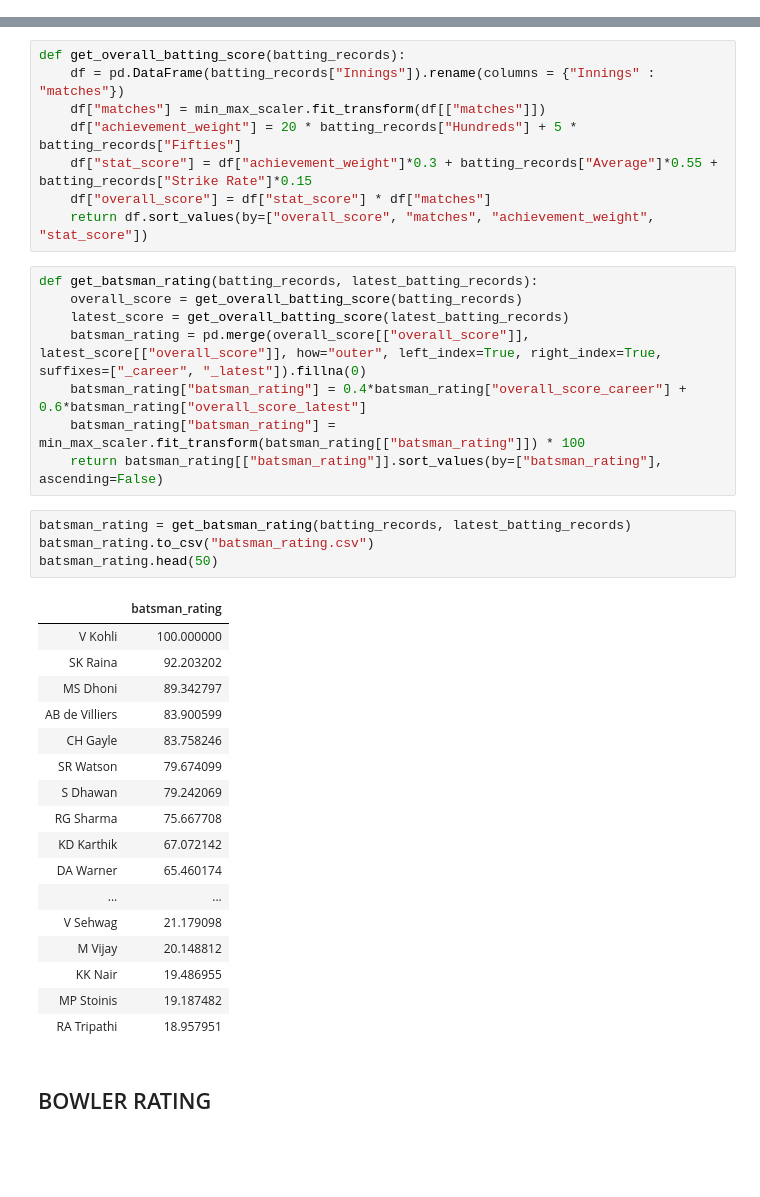
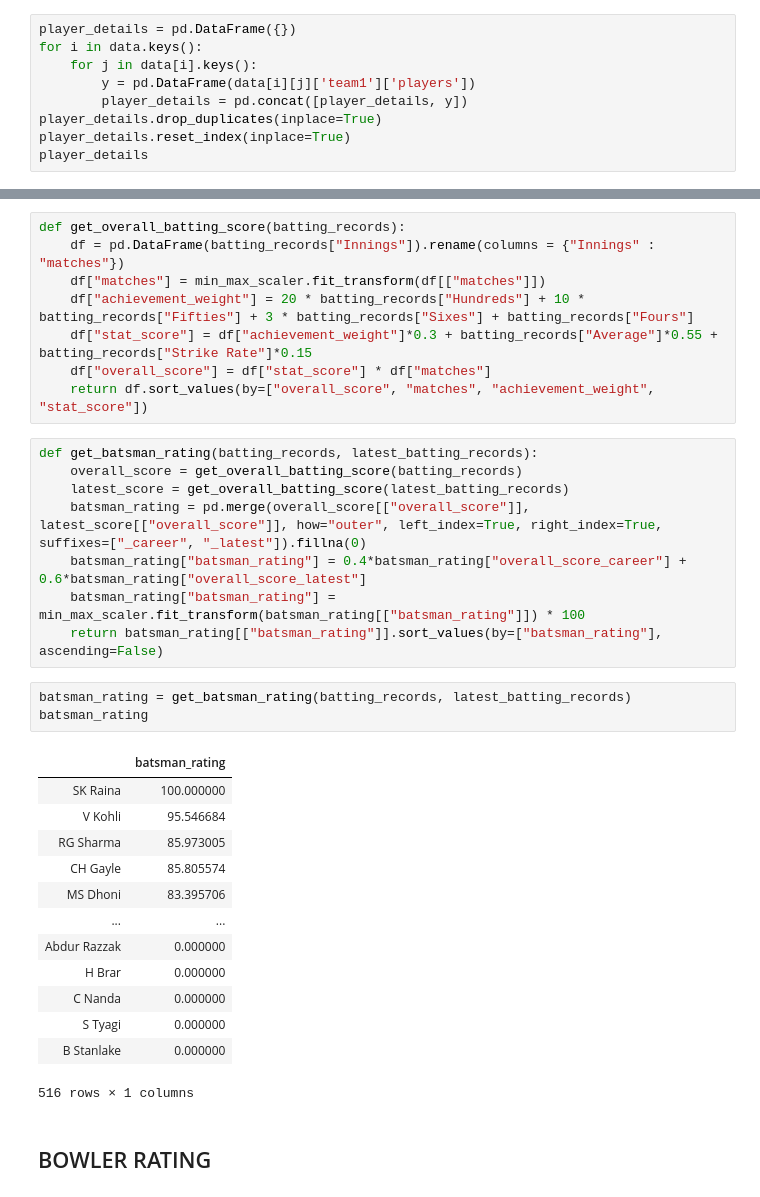
Before and after one commit to Lavitra15/ClassicXI, a Jupyter notebook: Code/DA_Project.ipynb, the cells around one changed output, grey strips where cells are left out. Cells and saved outputs as stored; diff of their text form; blank space fills up the shorter version.

```diff
--- a/Code/DA_Project.ipynb
+++ b/Code/DA_Project.ipynb
@@ -201,3 +198,12 @@ new_data
 | 822 | Match tied (Delhi Capitals | 2020-09-20 | Dubai International Cricket Stadium | Delhi Capitals | 7 | 4 | Kings XI Punjab | 6 | ... |
 | 823 | Chennai Super Kings | 2020-09-19 | Sheikh Zayed Stadium | Mumbai Indians | 7 | 4 | Chennai Super Kings | 9 | ... |
 824 rows × 9 columns
+# %%
+player_details = pd.DataFrame({})
+for i in data.keys():
+    for j in data[i].keys():
+        y = pd.DataFrame(data[i][j]['team1']['players'])
+        player_details = pd.concat([player_details, y])
+player_details.drop_duplicates(inplace=True)
+player_details.reset_index(inplace=True)
+player_details
@@ -799,7 +736,7 @@ latest_batting_records = get_batting_records(latest_data)
 def get_overall_batting_score(batting_records):
     df = pd.DataFrame(batting_records["Innings"]).rename(columns = {"Innings" : "matches"})
     df["matches"] = min_max_scaler.fit_transform(df[["matches"]])
-    df["achievement_weight"] = 20 * batting_records["Hundreds"] + 5 * batting_records["Fifties"]
+    df["achievement_weight"] = 20 * batting_records["Hundreds"] + 10 * batting_records["Fifties"] + 3 * batting_records["Sixes"] + batting_records["Fours"]
     df["stat_score"] = df["achievement_weight"]*0.3 + batting_records["Average"]*0.55 + batting_records["Strike Rate"]*0.15
     df["overall_score"] = df["stat_score"] * df["matches"]
     return df.sort_values(by=["overall_score", "matches", "achievement_weight", "stat_score"])
@@ -813,26 +750,21 @@ def get_batsman_rating(batting_records, latest_batting_records):
     return batsman_rating[["batsman_rating"]].sort_values(by=["batsman_rating"], ascending=False)
 # %%
 batsman_rating = get_batsman_rating(batting_records, latest_batting_records)
-batsman_rating.to_csv("batsman_rating.csv")
-batsman_rating.head(50)
+batsman_rating
 # %% [output]
 |  | batsman_rating |
-| V Kohli | 100.000000 |
-| SK Raina | 92.203202 |
-| MS Dhoni | 89.342797 |
-| AB de Villiers | 83.900599 |
-| CH Gayle | 83.758246 |
-| SR Watson | 79.674099 |
-| S Dhawan | 79.242069 |
-| RG Sharma | 75.667708 |
-| KD Karthik | 67.072142 |
-| DA Warner | 65.460174 |
+| SK Raina | 100.000000 |
+| V Kohli | 95.546684 |
+| RG Sharma | 85.973005 |
+| CH Gayle | 85.805574 |
+| MS Dhoni | 83.395706 |
 | ... | ... |
-| V Sehwag | 21.179098 |
-| M Vijay | 20.148812 |
-| KK Nair | 19.486955 |
-| MP Stoinis | 19.187482 |
-| RA Tripathi | 18.957951 |
+| Abdur Razzak | 0.000000 |
+| H Brar | 0.000000 |
+| C Nanda | 0.000000 |
+| S Tyagi | 0.000000 |
+| B Stanlake | 0.000000 |
+516 rows × 1 columns
 # %% [markdown]
 <h2>BOWLER RATING</h2>
 # %%
```
Also changed, not shown: parts of 40 cells of this notebook.
